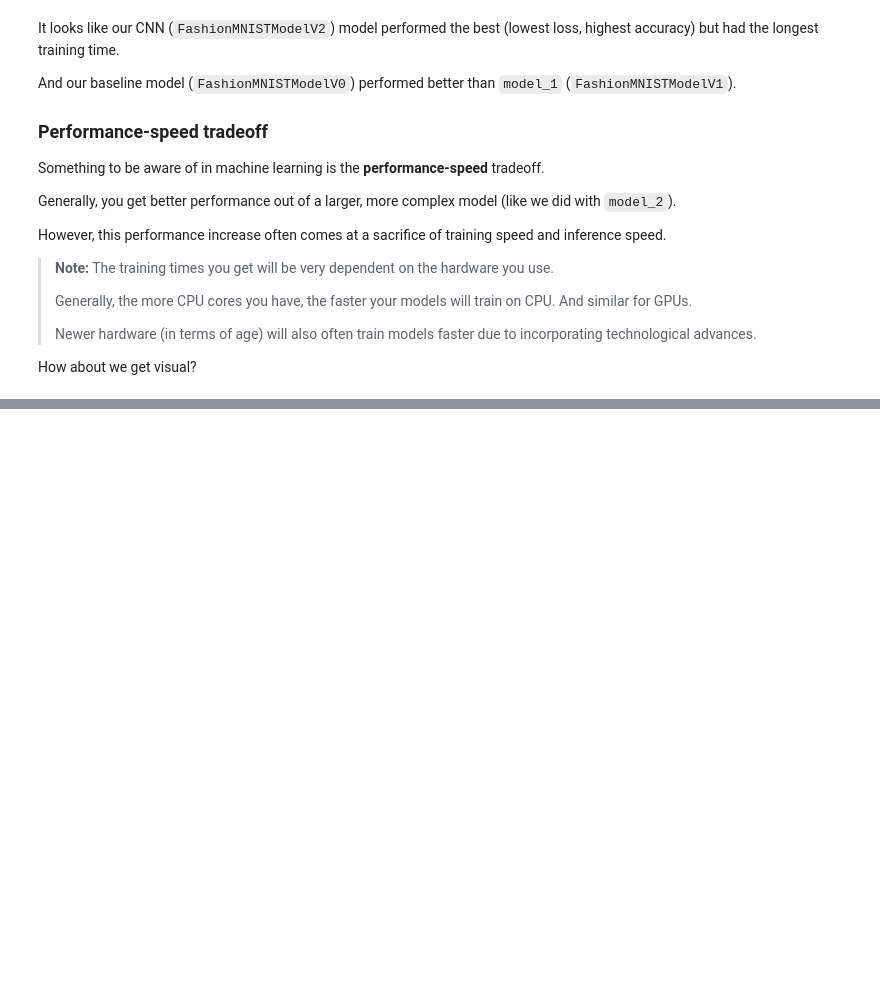
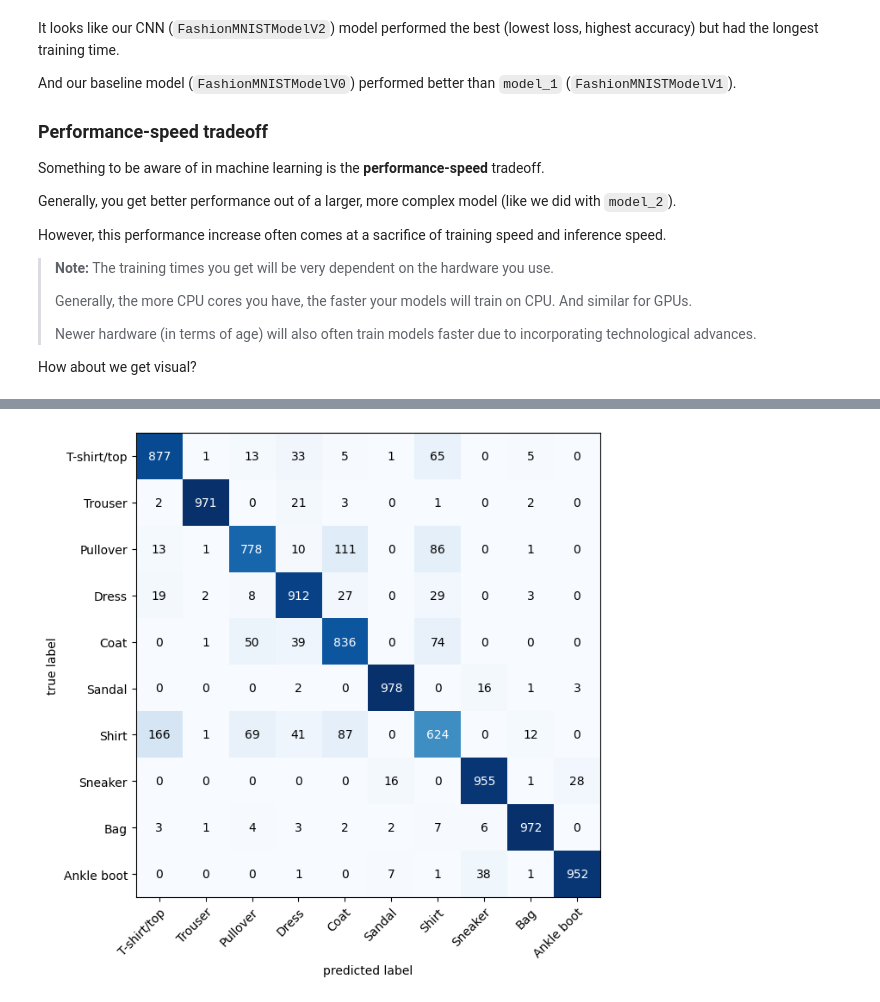
Before and after one commit to JunHL96/PyTorch-Course, a Jupyter notebook: 03_pytorch_computer_vision_notes.ipynb, the cells around one changed output, grey strips where cells are left out. Drawn from its saved outputs; the diff is of its cells as text; code cells hidden in the pictures; blank space fills up the shorter version.

```diff
--- a/03_pytorch_computer_vision_notes.ipynb
+++ b/03_pytorch_computer_vision_notes.ipynb
@@ -2168,0 +2315,26 @@ Continue on `18:43:55`
+# %%
+# Import tqdm for progress bar
+from tqdm.auto import tqdm  # tqdm.auto automatically selects the best progress bar format based on the environment
+
+# 1. Make predictions with trained model
+y_preds = []  # Initialize an empty list to store prediction results
+model_2.eval()  # Set the model to evaluation mode to disable dropout and other training-specific layers
+
+with torch.inference_mode():  # Disable gradient calculations for faster and memory-efficient inference
+    for X, y in tqdm(test_dataloader, desc="Making predictions"):  # Iterate over the test dataloader with a progress bar
+        # Send data and targets to target device
+        X, y = X.to(device), y.to(device)  # Move input features X and labels y to the specified device (CPU or GPU)
+
+        # Do the forward pass
+        y_logit = model_2(X)  # Perform a forward pass through model_2 to obtain raw output logits
+
+        # Turn predictions from logits -> prediction probabilities -> predictions labels
+        y_pred = torch.softmax(y_logit, dim=1).argmax(dim=1)
+        # Apply softmax to convert logits to probabilities across the class dimension (dim=1)
+        # Then, use argmax to get the predicted class labels by selecting the index with the highest probability
+
+        # Put predictions on CPU for evaluation
+        y_preds.append(y_pred.cpu())  # Move the predicted labels to CPU and append them to the y_preds list
+
+# Concatenate list of predictions into a tensor
+y_pred_tensor = torch.cat(y_preds)  # Combine all prediction tensors in y_preds into a single tensor for further evaluation
@@ -2168,0 +2376,18 @@ Continue on `18:43:55`
+# %%
+from torchmetrics import ConfusionMatrix  # Import the ConfusionMatrix class from torchmetrics
+from mlxtend.plotting import plot_confusion_matrix  # Import the plot_confusion_matrix function from mlxtend.plotting
+
+# 2. Setup confusion matrix instance and compare predictions to targets
+confmat = ConfusionMatrix(num_classes=len(class_names), # length of class_names
+                          task='multiclass')  # multiclass refers to classification problems with multiple classes
+confmat_tensor = confmat(preds=y_pred_tensor,  # Compute the confusion matrix using the predicted labels
+                         target=test_data.targets)  # and the true target labels
+
+# 3. Plot the confusion matrix
+fig, ax = plot_confusion_matrix(
+    conf_mat=confmat_tensor.numpy(),  # Convert the confusion matrix tensor to a NumPy array for compatibility with matplotlib
+    class_names=class_names,  # Provide the class names to label the axes of the confusion matrix
+    figsize=(10, 7)  # Set the size of the resulting plot to 10 inches by 7 inches
+);
+# %% [output]
+[figure, added]
```
Also changed, not shown: parts of 31 cells of this notebook.
